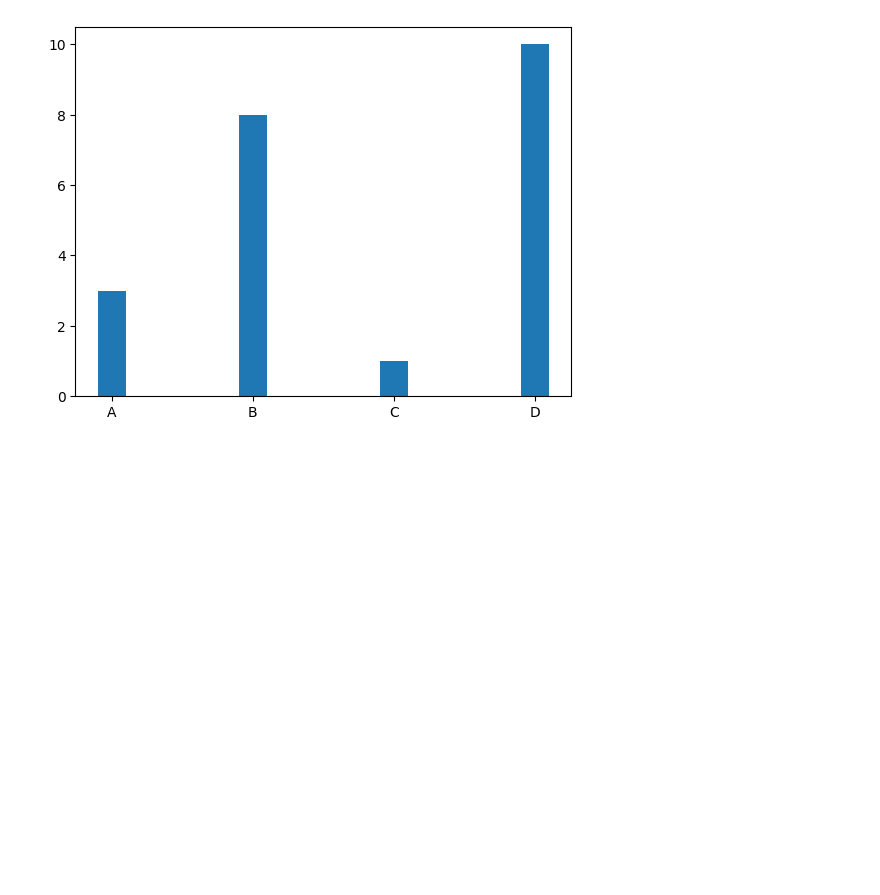
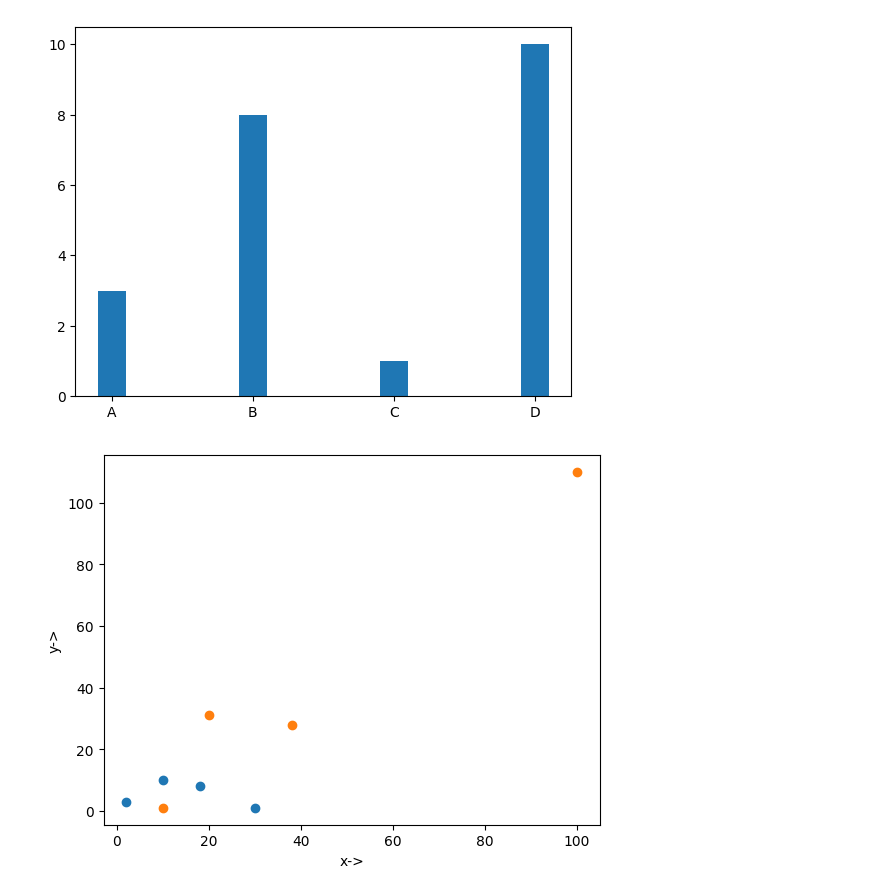
Before and after one commit to Coderkingkrishna/basic-c-programs, a Jupyter notebook: Untitled1.ipynb, the cells around one changed output. Cells and saved outputs as stored; diff of their text form; code cells hidden in the pictures; blank space fills up the shorter version.

```diff
--- a/Untitled1.ipynb
+++ b/Untitled1.ipynb
@@ -301,3 +301,17 @@ plt.bar(x,y,width=0.2)
 plt.show()
 # %% [output]
 [figure]
+# %%
+import matplotlib.pyplot as plt
+import numpy as np
+x=np.array([2,18,30,10])
+y=np.array([3,8,1,10])
+plt.scatter(x,y)
+x=np.array([20,38,10,100])
+y=np.array([31,28,1,110])
+plt.scatter(x,y)
+plt.xlabel("x->")
+plt.ylabel("y->")
+plt.show()
+# %% [output]
+[figure, added]
```
Also changed, not shown: parts of 8 cells of this notebook.
